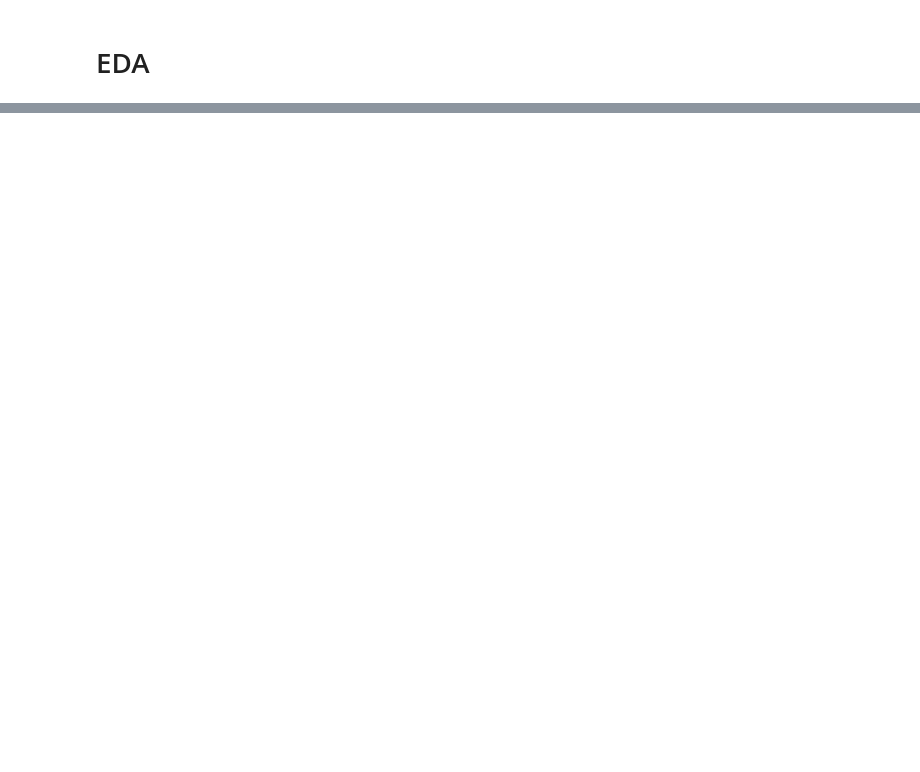
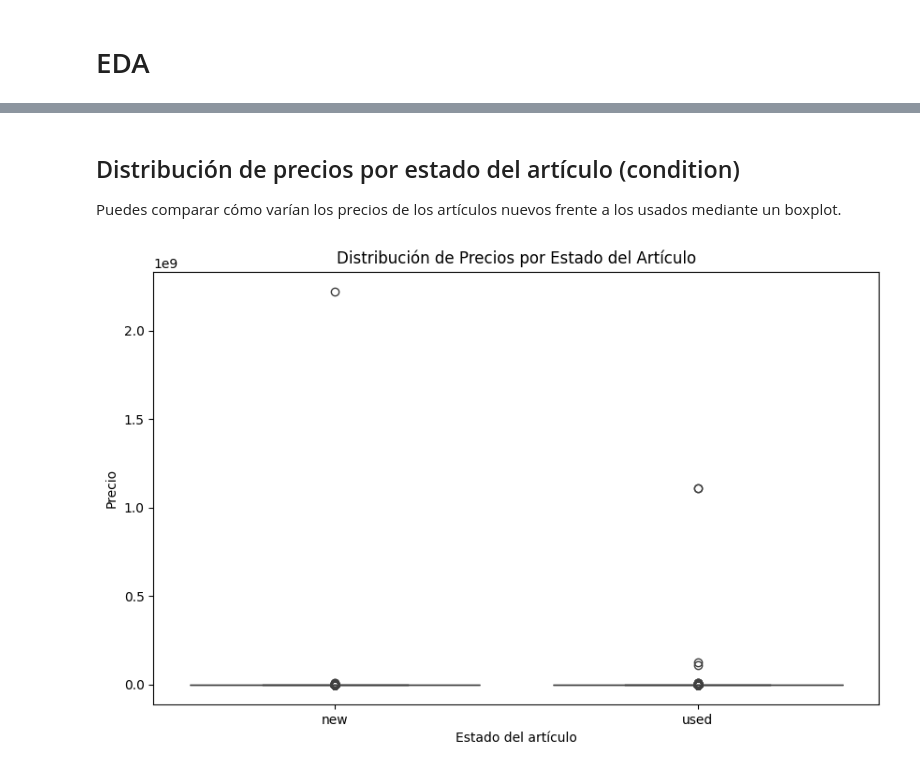
Before and after one commit to jalvergara/model_training, a Jupyter notebook: Notebooks/EDA.ipynb, the cells around one changed output, grey strips where cells are left out. Cells and saved outputs as stored; diff of their text form; code cells hidden in the pictures; blank space fills up the shorter version.

```diff
--- a/Notebooks/EDA.ipynb
+++ b/Notebooks/EDA.ipynb
@@ -19,0 +524,13 @@ df.head(3)
+# %% [markdown]
+## Distribución de precios por estado del artículo (condition)
+Puedes comparar cómo varían los precios de los artículos nuevos frente a los usados mediante un boxplot.
+# %%
+# Boxplot de precios por estado del artículo
+plt.figure(figsize=(10, 6))
+sns.boxplot(x='condition', y='price', data=df)
+plt.title('Distribución de Precios por Estado del Artículo')
+plt.xlabel('Estado del artículo')
+plt.ylabel('Precio')
+plt.show()
+# %% [output]
+[figure, added]
```
Also changed, not shown: parts of 45 cells of this notebook, 1 other file.
